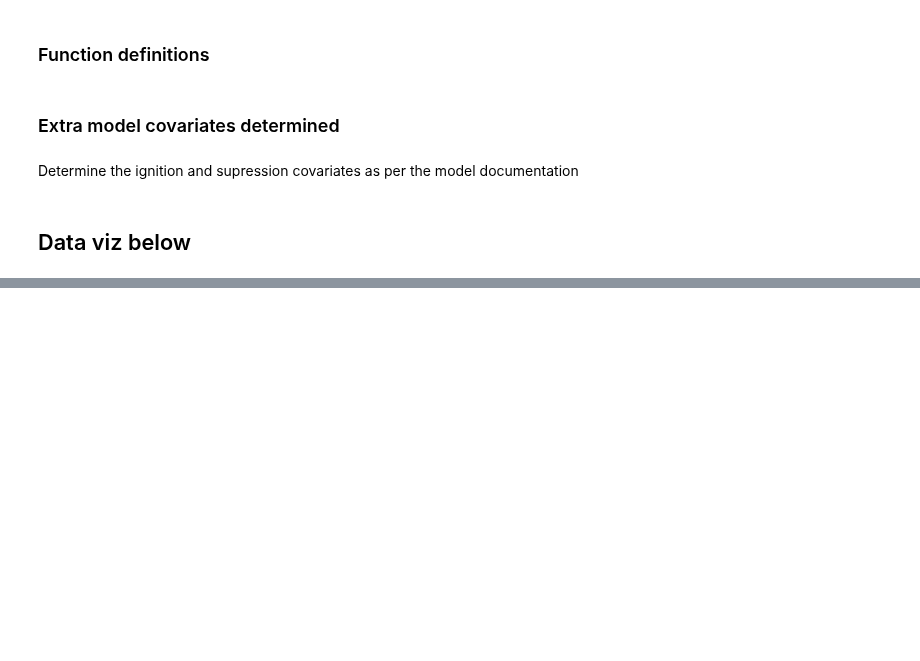
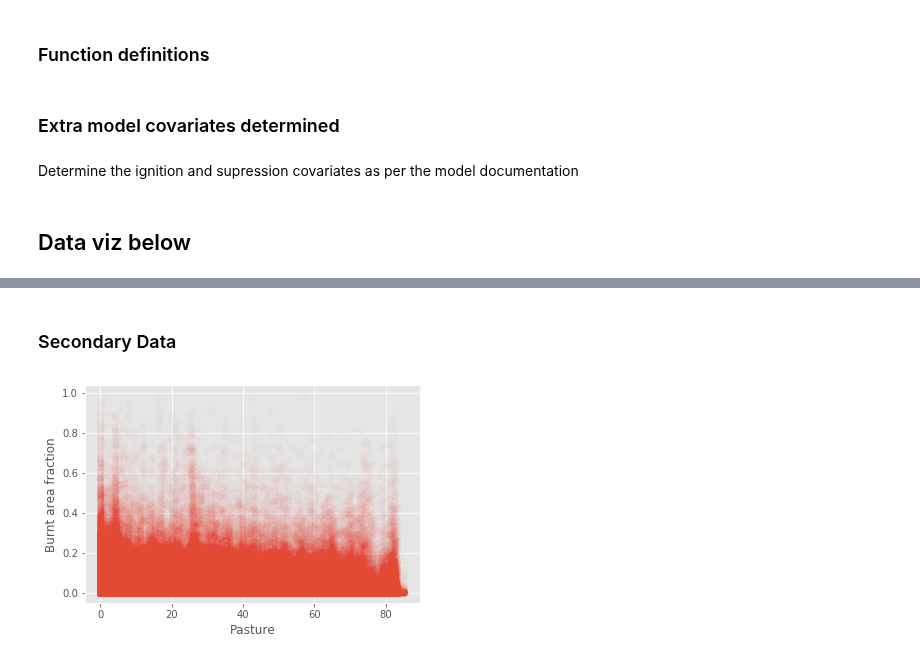
Before and after one commit to rhyswhitley/fire_limitation, a Jupyter notebook: notebooks/data_viz.ipynb, the cells around one changed output, grey strips where cells are left out. Cells and saved outputs as stored; diff of their text form; code cells hidden in the pictures; blank space fills up the shorter version.

```diff
--- a/notebooks/data_viz.ipynb
+++ b/notebooks/data_viz.ipynb
@@ -110,0 +122,6 @@ plt.show()
+# %% [markdown]
+### Secondary Data
+# %%
+pltVsFire(fd.pasture, "Pasture")
+# %% [output]
+[figure, added]
```
Also changed, not shown: parts of 9 cells of this notebook.
